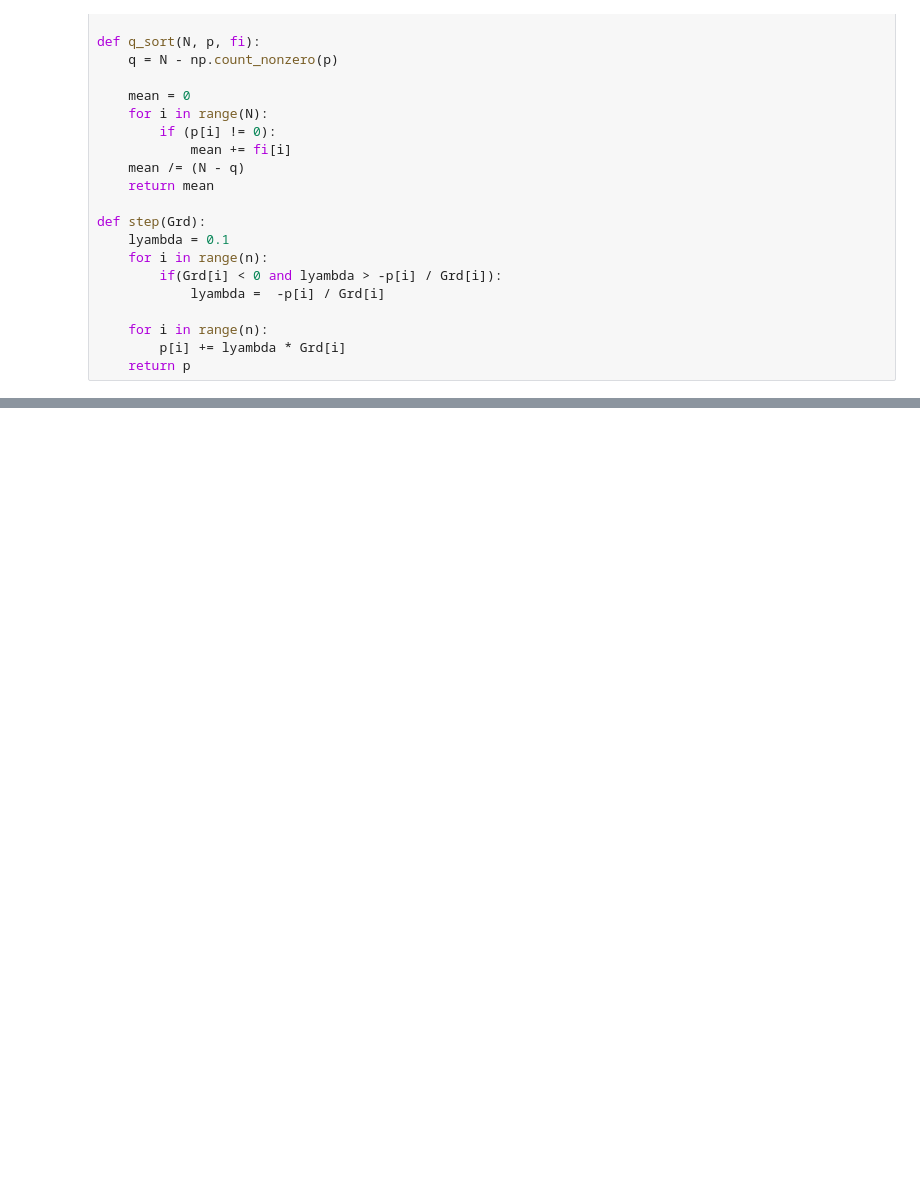
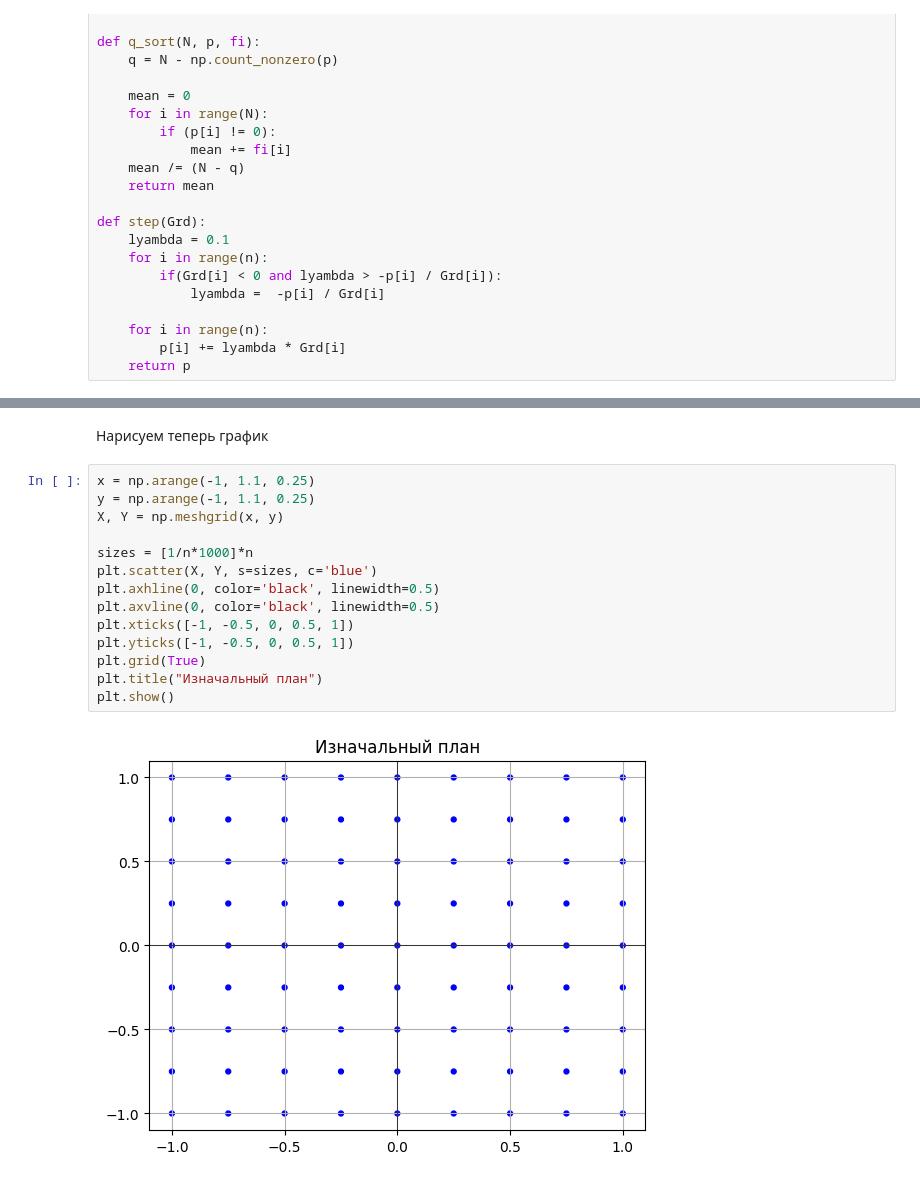
Before and after one commit to lalalaoalla/PiAE, a Jupyter notebook: Лаб2/лаб2.ipynb, the cells around one changed output, grey strips where cells are left out. Saved outputs shown, nothing was run; the diff lists cells and outputs as text; blank space fills up the shorter version.

```diff
--- a/Лаб2/лаб2.ipynb
+++ b/Лаб2/лаб2.ipynb
@@ -142,0 +183,18 @@ p1 = [x / total for x in p0]
+# %% [markdown]
+Нарисуем теперь график
+# %%
+x = np.arange(-1, 1.1, 0.25)
+y = np.arange(-1, 1.1, 0.25)
+X, Y = np.meshgrid(x, y)
+
+sizes = [1/n*1000]*n
+plt.scatter(X, Y, s=sizes, c='blue')
+plt.axhline(0, color='black', linewidth=0.5)
+plt.axvline(0, color='black', linewidth=0.5)
+plt.xticks([-1, -0.5, 0, 0.5, 1])
+plt.yticks([-1, -0.5, 0, 0.5, 1])
+plt.grid(True)
+plt.title("Изначальный план")
+plt.show()
+# %% [output]
+[figure, added]
```
Also changed, not shown: parts of 7 cells of this notebook, 2 other files.
